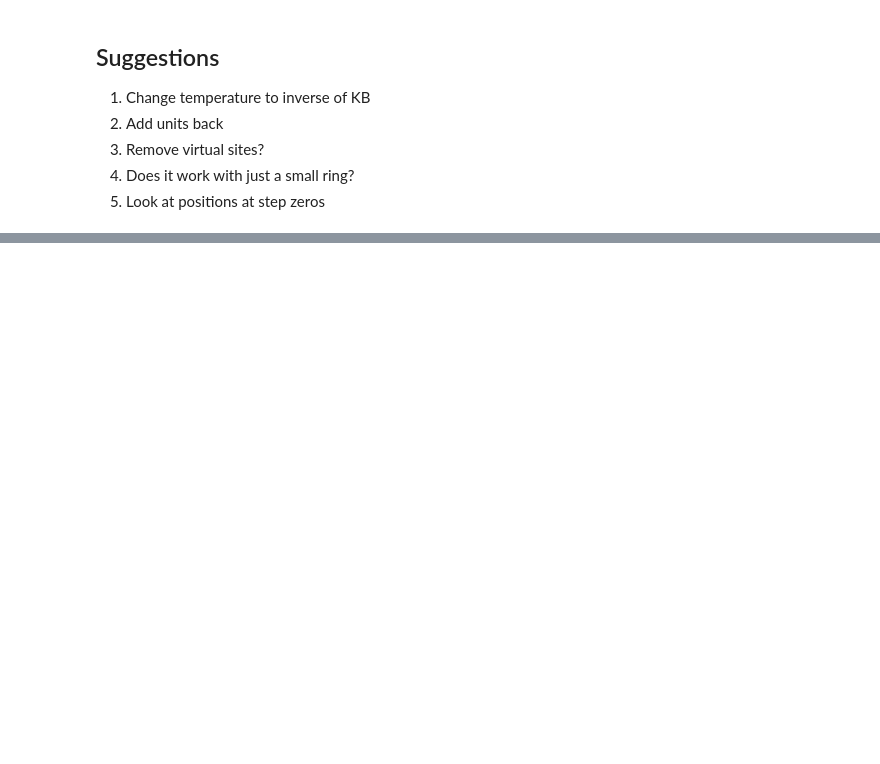
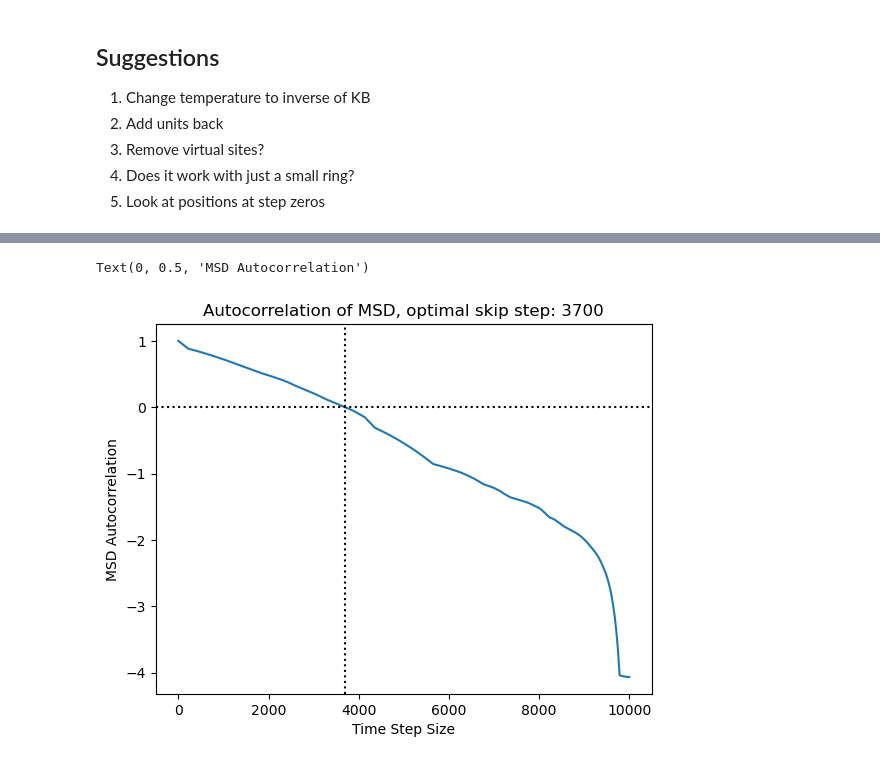
Before and after one commit to RyvalEnvy/NE452-catenane-simulations, a Jupyter notebook: Simulate Rings.ipynb, the cells around one changed output, grey strips where cells are left out. Cells and saved outputs as stored; diff of their text form; code cells hidden in the pictures; blank space fills up the shorter version.

```diff
--- a/Simulate Rings.ipynb
+++ b/Simulate Rings.ipynb
@@ -294,0 +302,34 @@ plt.plot(iters, angs)
+# %%
+mean_square_displacements = calculate_MSD(a,(0,10),(10,210))
+# %%
+def autocorrelation(obs,dt_0,n_supplied=False):
+    mean_obs = np.mean(obs)
+    std_obs = np.std(obs)
+    if not n_supplied:
+        n = len(obs)
+    else:
+        n = n_supplied
+    C_obs = np.zeros(n)
+    dts = np.zeros(n)
+    for i in range(0,n):
+        dts[i] = dt_0*i
+        C_obs_i_j = 0
+        for j in range(0,n-i):
+            C_obs_i_j += (obs[j] - mean_obs) *(obs[j+i] - mean_obs)
+        C_obs[i] = (1/(std_obs**2))*(1/(n - i ))*C_obs_i_j
+    return C_obs,dts
+# %%
+C_MSD,dts = autocorrelation(mean_square_displacements,1)
+# %%
+skip_step = 3700
+
+plt.figure()
+plt.plot(dts,C_MSD)
+plt.axhline(0,color="k",linestyle ='dotted')
+plt.axvline(skip_step,color="k",linestyle ='dotted')
+plt.title(f"Autocorrelation of MSD, optimal skip step: {skip_step}")
+plt.xlabel("Time Step Size")
+plt.ylabel("MSD Autocorrelation")
+# %% [output]
+Text(0, 0.5, 'MSD Autocorrelation')
+[figure, added]
```
Also changed, not shown: parts of 12 cells of this notebook, 1 other file.
